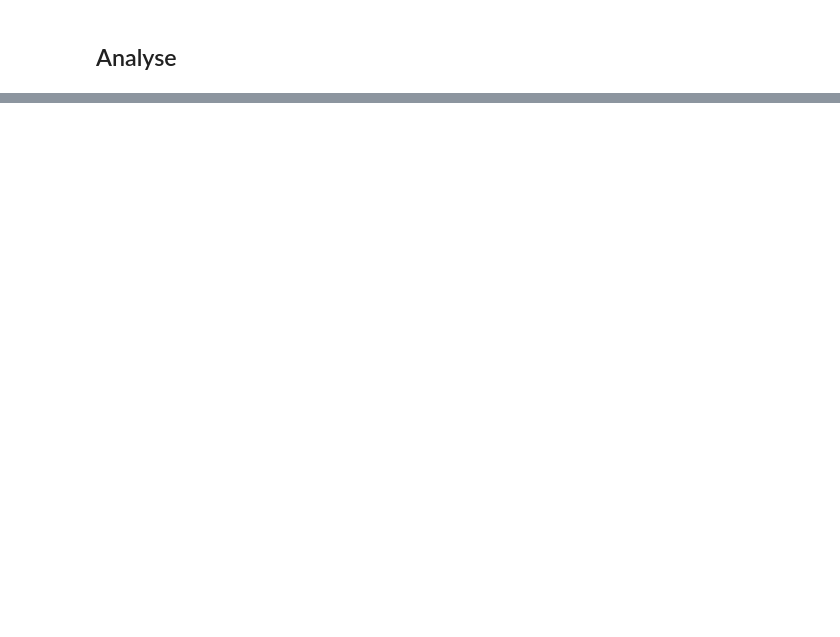
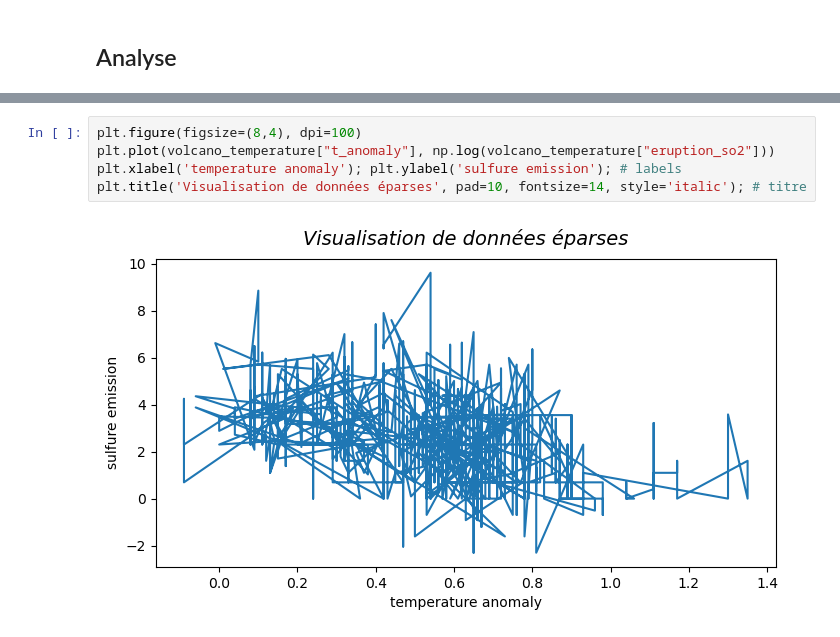
Before and after one commit to Melvin-klein/outinfo, a Jupyter notebook: projet.ipynb, the cells around one changed output, grey strips where cells are left out. Saved outputs shown, nothing was run; the diff lists cells and outputs as text; blank space fills up the shorter version.

```diff
--- a/projet.ipynb
+++ b/projet.ipynb
@@ -144,0 +264,7 @@ print(volcano_temperature)
+# %%
+plt.figure(figsize=(8,4), dpi=100)
+plt.plot(volcano_temperature["t_anomaly"], np.log(volcano_temperature["eruption_so2"]))
+plt.xlabel('temperature anomaly'); plt.ylabel('sulfure emission'); # labels
+plt.title('Visualisation de données éparses', pad=10, fontsize=14, style='italic'); # titre
+# %% [output]
+[figure, added]
```
Also changed, not shown: parts of 12 cells of this notebook.
